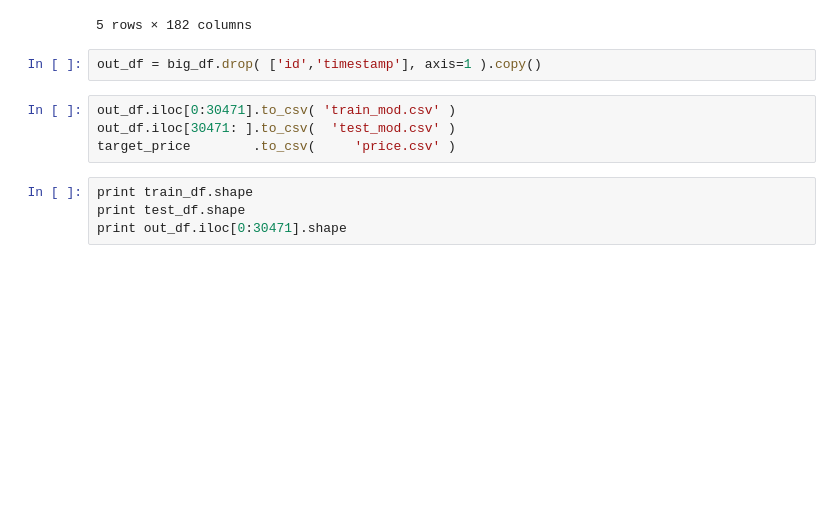
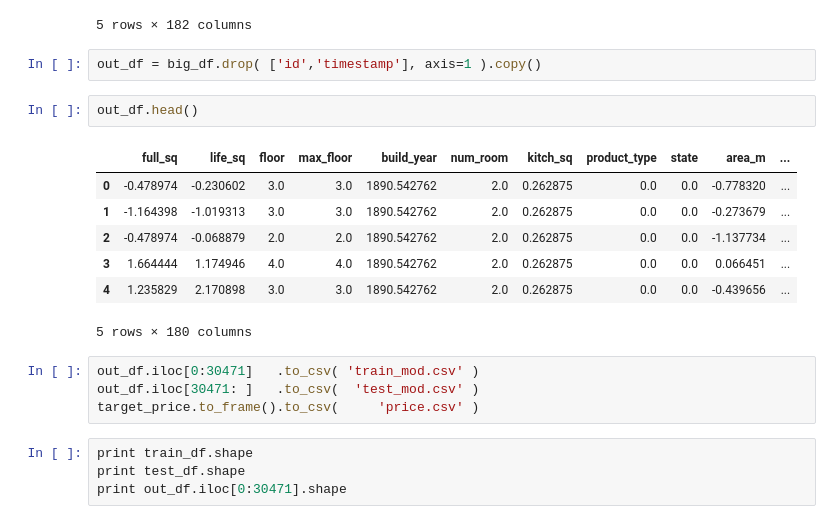
Before and after one commit to markertsean/russian_housing, a Jupyter notebook: visualize.ipynb, the cells around one changed output. Cells and saved outputs as stored; diff of their text form; blank space fills up the shorter version.

```diff
--- a/visualize.ipynb
+++ b/visualize.ipynb
@@ -283,10 +283,20 @@ big_df.head()
 5 rows × 182 columns
 # %%
 out_df = big_df.drop( ['id','timestamp'], axis=1 ).copy()
+# %%
+out_df.head()
+# %% [output]
+|  | full_sq | life_sq | floor | max_floor | build_year | num_room | kitch_sq | product_type | state | area_m | ... |
+| 0 | -0.478974 | -0.230602 | 3.0 | 3.0 | 1890.542762 | 2.0 | 0.262875 | 0.0 | 0.0 | -0.778320 | ... |
+| 1 | -1.164398 | -1.019313 | 3.0 | 3.0 | 1890.542762 | 2.0 | 0.262875 | 0.0 | 0.0 | -0.273679 | ... |
+| 2 | -0.478974 | -0.068879 | 2.0 | 2.0 | 1890.542762 | 2.0 | 0.262875 | 0.0 | 0.0 | -1.137734 | ... |
+| 3 | 1.664444 | 1.174946 | 4.0 | 4.0 | 1890.542762 | 2.0 | 0.262875 | 0.0 | 0.0 | 0.066451 | ... |
+| 4 | 1.235829 | 2.170898 | 3.0 | 3.0 | 1890.542762 | 2.0 | 0.262875 | 0.0 | 0.0 | -0.439656 | ... |
+5 rows × 180 columns
 # %%
-out_df.iloc[0:30471].to_csv( 'train_mod.csv' )
-out_df.iloc[30471: ].to_csv(  'test_mod.csv' )
-target_price        .to_csv(     'price.csv' )
+out_df.iloc[0:30471]   .to_csv( 'train_mod.csv' )
+out_df.iloc[30471: ]   .to_csv(  'test_mod.csv' )
+target_price.to_frame().to_csv(     'price.csv' )
 # %%
 print train_df.shape
 print test_df.shape
```
Also changed, not shown: 1 other file.
